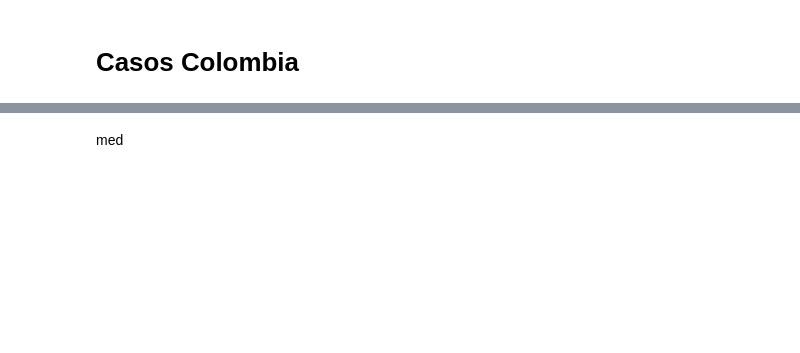
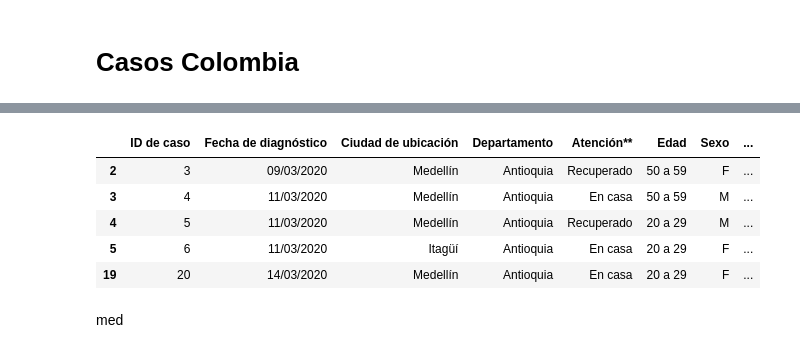
Before and after one commit to hernansalinas/covid19, a Jupyter notebook: Data_Covid_19_exp.ipynb, the cells around one changed output, grey strips where cells are left out. Saved outputs shown, nothing was run; the diff lists cells and outputs as text; code cells hidden in the pictures; blank space fills up the shorter version.

```diff
--- a/Data_Covid_19_exp.ipynb
+++ b/Data_Covid_19_exp.ipynb
@@ -372,3 +412,12 @@ plt.show()
+# %%
+antioquia.head()
+# %% [output]
+|  | ID de caso | Fecha de diagnóstico | Ciudad de ubicación | Departamento | Atención** | Edad | Sexo | ... |
+| 2 | 3 | 09/03/2020 | Medellín | Antioquia | Recuperado | 50 a 59 | F | ... |
+| 3 | 4 | 11/03/2020 | Medellín | Antioquia | En casa | 50 a 59 | M | ... |
+| 4 | 5 | 11/03/2020 | Medellín | Antioquia | Recuperado | 20 a 29 | M | ... |
+| 5 | 6 | 11/03/2020 | Itagüí | Antioquia | En casa | 20 a 29 | F | ... |
+| 19 | 20 | 14/03/2020 | Medellín | Antioquia | En casa | 20 a 29 | F | ... |
 # %% [markdown]
 med
 # %%
```
Also changed, not shown: parts of 17 cells of this notebook, 1 other file.
